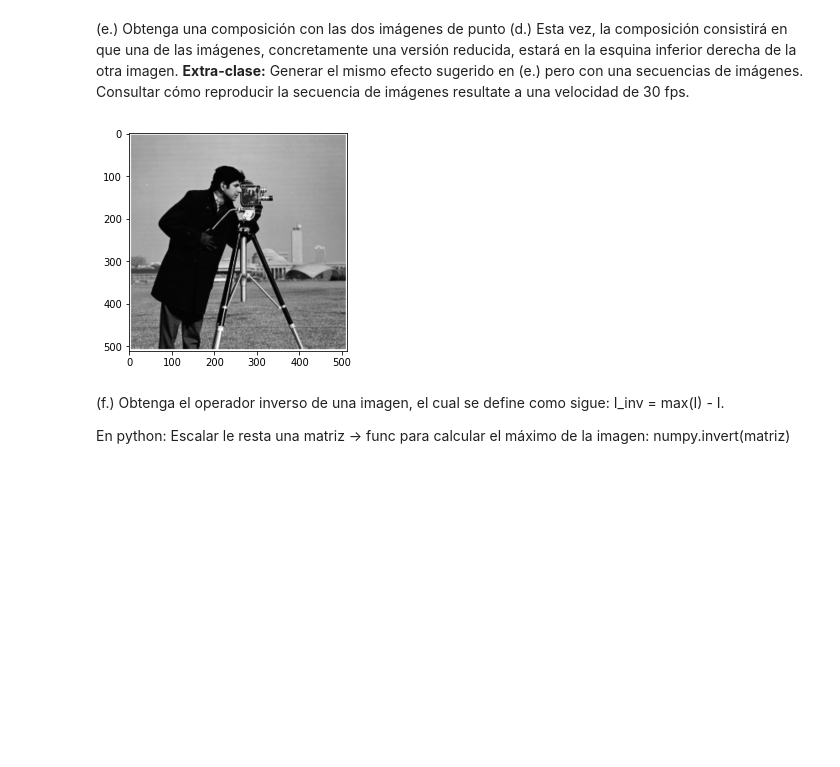
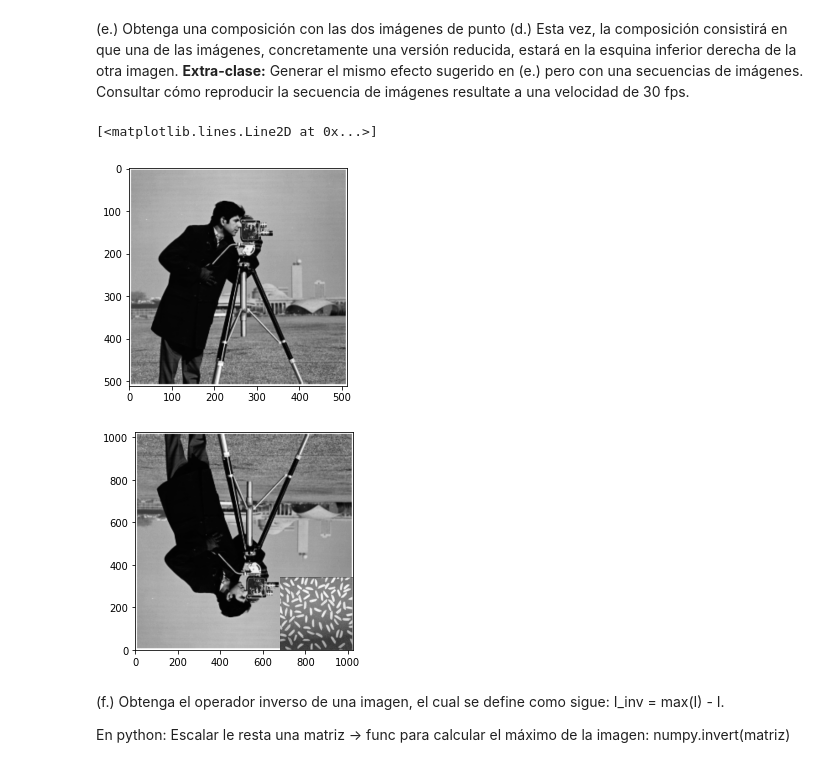
Before and after one commit to johnreyes96/artificial-vision, a Jupyter notebook: src/main/python/playground/UtilitiesLoadAndViewImages.ipynb, the cells around one changed output. Cells and saved outputs as stored; diff of their text form; code cells hidden in the pictures; blank space fills up the shorter version.

Commit message:
try set image inside another image

```diff
--- a/src/main/python/playground/UtilitiesLoadAndViewImages.ipynb
+++ b/src/main/python/playground/UtilitiesLoadAndViewImages.ipynb
@@ -60,11 +60,18 @@ imgplotC = plt.imshow(C, cmap="gray")
 # %% [markdown]
 (e.) Obtenga una composición con las dos imágenes de punto (d.) Esta vez, la composición consistirá en que una de las imágenes, concretamente una versión reducida, estará en la esquina inferior derecha de la otra imagen. **Extra-clase:** Generar el mismo efecto sugerido en (e.) pero con una secuencias de imágenes. Consultar cómo reproducir la secuencia de imágenes resultate a una velocidad de 30 fps.
 # %%
-# img = cv2.imread('filename.jpeg')
+img = cv2.imread('filename.jpeg')
 img1 = cv2.resize(np.copy(A), dsize=(512, 511), interpolation=cv2.INTER_CUBIC)
 imgplotC = plt.imshow(img1, cmap="gray")
+image = np.copy(A)
+fig, ax = plt.subplots()
+ax.imshow(image, cmap="gray")
+ax.imshow(B, extent=[682, 1024, 0, 340], cmap="gray")
+ax.plot(0)
 # %% [output]
+[<matplotlib.lines.Line2D at 0x...>]
 [figure]
+[figure, added]
 # %% [markdown]
 (f.) Obtenga el operador inverso de una imagen, el cual se define como sigue: I_inv = max(I) - I.
 
```
